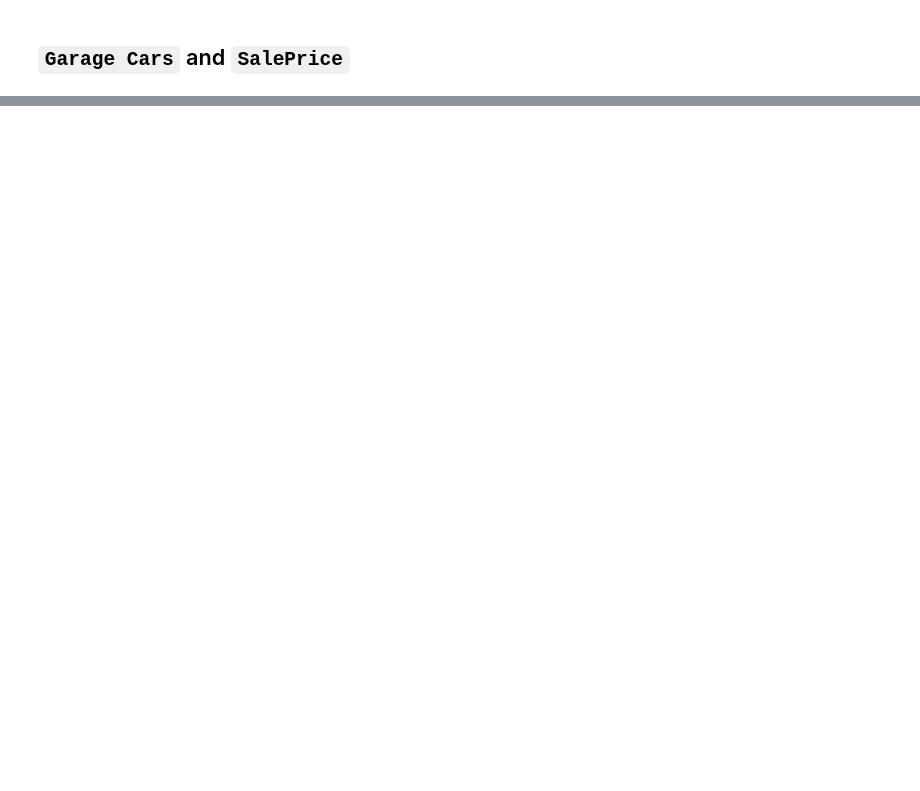
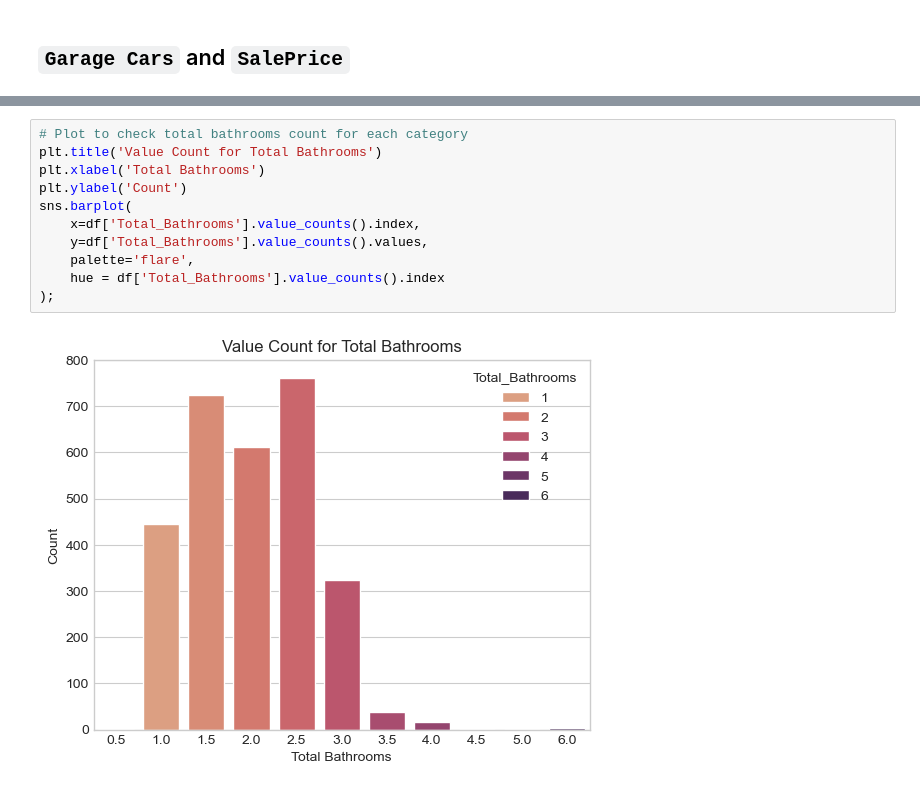
Before and after one commit to Sandeep20013/AI-Learning-Tracking, a Jupyter notebook: Projects/Ames Housing Prediction/Ames Housing Price Prediction - Visualization and Feature Engineering.ipynb, the cells around one changed output, grey strips where cells are left out. Drawn from its saved outputs; the diff is of its cells as text; blank space fills up the shorter version.

```diff
--- a/Projects/Ames Housing Prediction/Ames Housing Price Prediction - Visualization and Feature Engineering.ipynb
+++ b/Projects/Ames Housing Prediction/Ames Housing Price Prediction - Visualization and Feature Engineering.ipynb
@@ -368,0 +439,13 @@ sns.barplot(data = df, x = 'Garage Cars', y = 'SalePrice', hue = 'Garage Cars',
+# %%
+# Plot to check total bathrooms count for each category
+plt.title('Value Count for Total Bathrooms')
+plt.xlabel('Total Bathrooms')
+plt.ylabel('Count')
+sns.barplot(
+    x=df['Total_Bathrooms'].value_counts().index,
+    y=df['Total_Bathrooms'].value_counts().values,
+    palette='flare',
+    hue = df['Total_Bathrooms'].value_counts().index
+);
+# %% [output]
+[figure, added]
```
Also changed, not shown: parts of 25 cells of this notebook, 2 other files.
